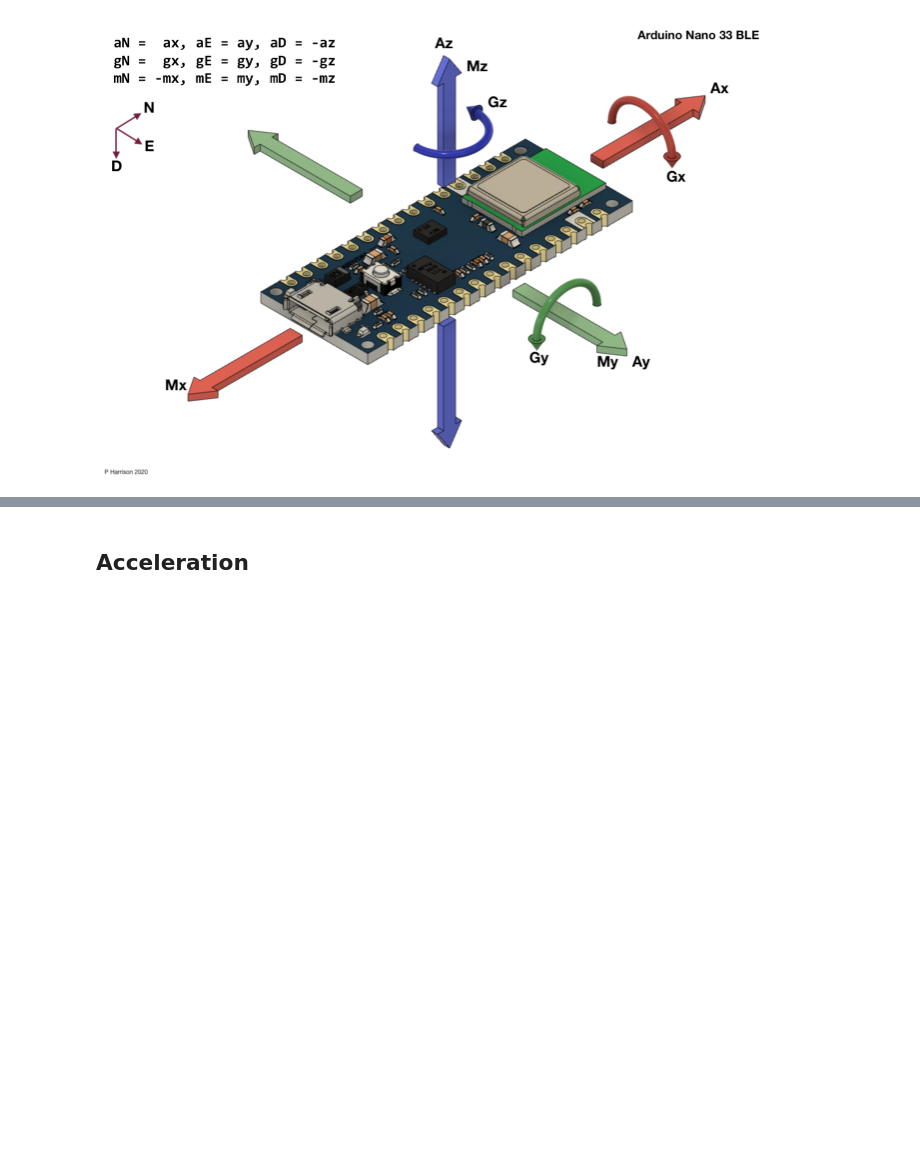
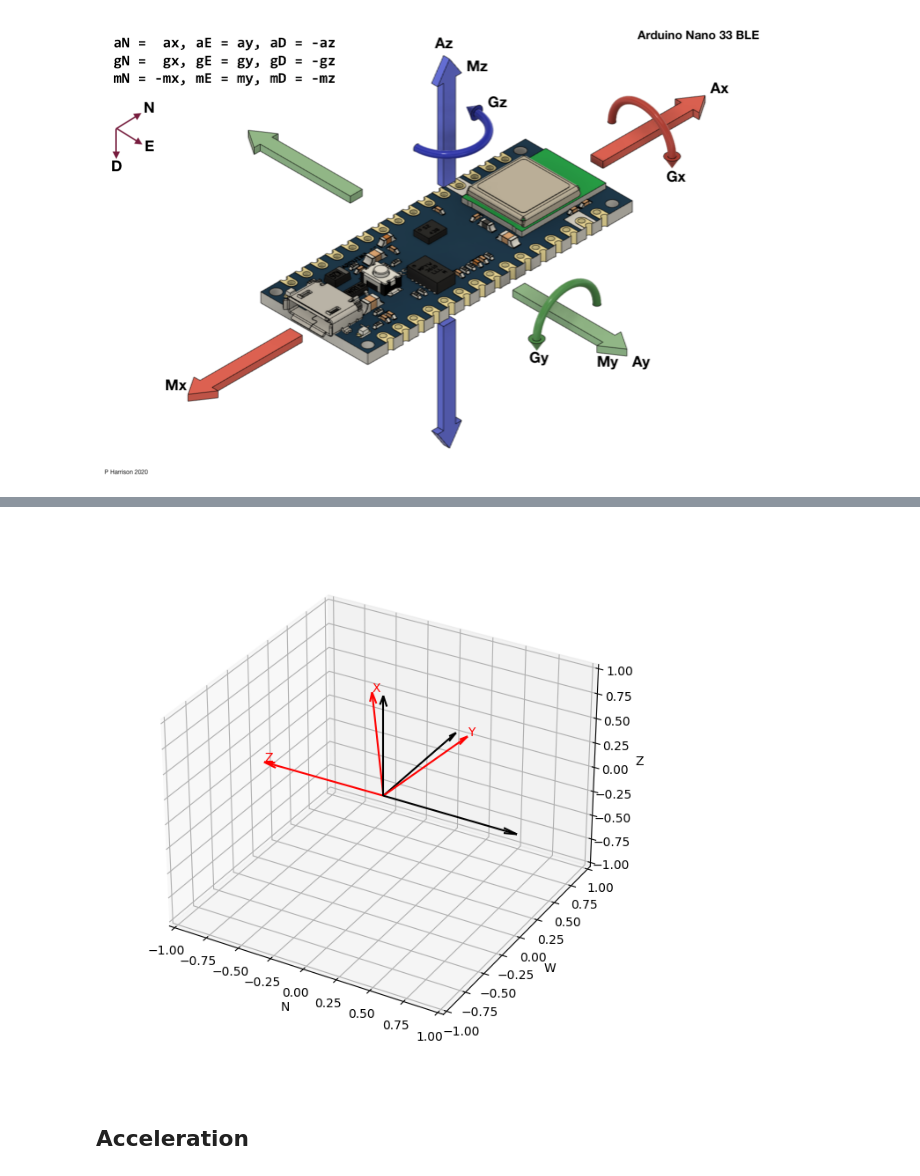
Before and after one commit to guigoruiz1/Arduino-odometry, a Jupyter notebook: IMU.ipynb, the cells around one changed output, grey strips where cells are left out. Drawn from its saved outputs; the diff is of its cells as text; code cells hidden in the pictures; blank space fills up the shorter version.

```diff
--- a/IMU.ipynb
+++ b/IMU.ipynb
@@ -54,34 +64,50 @@ def invert_axis(array, axis):
     array[axis] = -array[axis]
     return array
 # %%
-# Plotting functions
-def plot_vector(vector, fig, ax):
+# Plotting function
+def plot_vectors(vectors):
     # Clear the previous plot
-    ax.cla()
+    #plt.close()
+
+    fig = plt.figure(figsize=(8,8))
+    ax = fig.add_subplot(111, projection="3d")
 
     # Define the canonical basis vectors
     basis_vectors = np.identity(3)
 
     # Plot the basis vectors as lines from the origin
     for basis_vector in basis_vectors:
-        ax.quiver(0, 0 ,0, basis_vector[0], basis_vector[1], basis_vector[2], color='k', arrow_length_ratio=0.1)
+        ax.quiver(0, 0, 0, basis_vector[0], basis_vector[1], basis_vector[2], color='k', arrow_length_ratio=0.1)
 
     # Extract the vector components
-    x, y, z = vector
+    for i, vector in enumerate(vectors):
+        x, y, z = vector
 
-    # Plot the vector as an arrow from the origin
-    ax.quiver(0, 0, 0, x, y, z, color='r', arrow_length_ratio=0.1)
+        # Plot the vector as an arrow from the origin
+        ax.quiver(0, 0, 0, x, y, z, color='r', arrow_length_ratio=0.1)
+
+        # Add an annotation to the tip of the arrow
+        ax.text(x, y, z, 'XYZ'[i], color='red')
 
     # Set labels and limits
-    ax.set_xlabel('X')
-    ax.set_ylabel('Y')
+    ax.set_xlabel('N')
+    ax.set_ylabel('W')
     ax.set_zlabel('Z')
     ax.set_xlim([-1, 1])
     ax.set_ylim([-1, 1])
     ax.set_zlim([-1, 1])
 
-    # Show the plot
-    plt.show()
-    plt.pause(0.0)
+    ax.set_box_aspect(None, zoom = 0.9)
+
+    # Display the updated plot
+    plt.draw()
+    plt.pause(0.1)
+
+# Function to iterate over a list of vectors and display the plot dynamically
+def display_vectors_dynamically(vectors):
+    def update_plot(index=0):
+        plot_vector([vectors[index]])
+
+    widgets.interact(update_plot, index=widgets.IntSlider(min=0, max=len(vectors)-1, step = 1, description='Frame'))
 # %%
 # Vector rotation functions
@@ -329,3 +318,5 @@ smooth_data = data.rolling(window=5, min_periods=1, center=True).median().drop_d
 # %%
-xyz = process_sensor_data(smooth_data, start=pd.Timedelta(seconds=5))
-# xyz = process_sensor_data(data, start = pd.Timedelta(seconds=10))
+xyz = process_sensor_data(smooth_data, start=pd.Timedelta(seconds=50))
+#xyz = process_sensor_data(data, start = pd.Timedelta(seconds=0))
+# %% [output]
+[figure, added]
```
Also changed, not shown: parts of 24 cells of this notebook.
